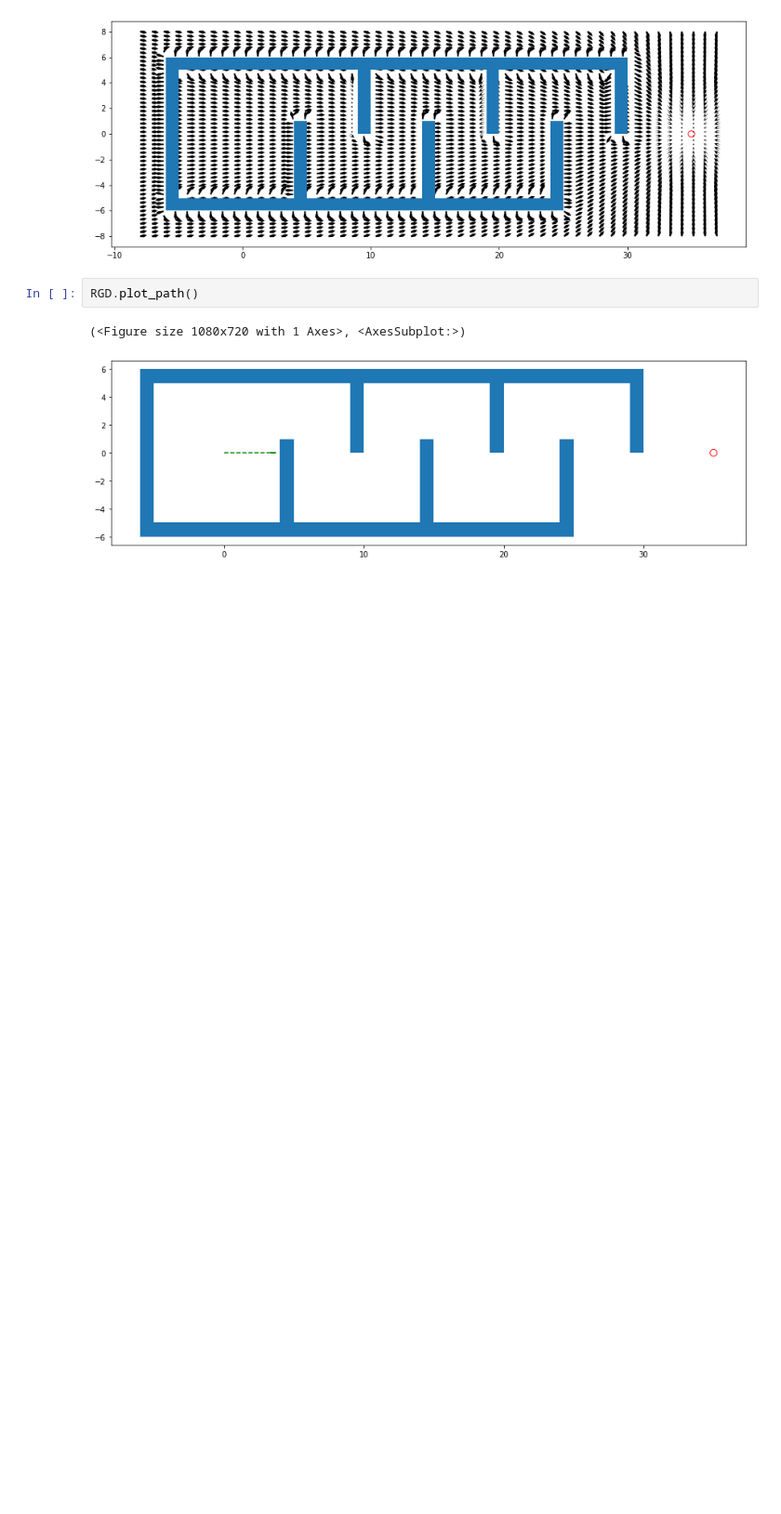
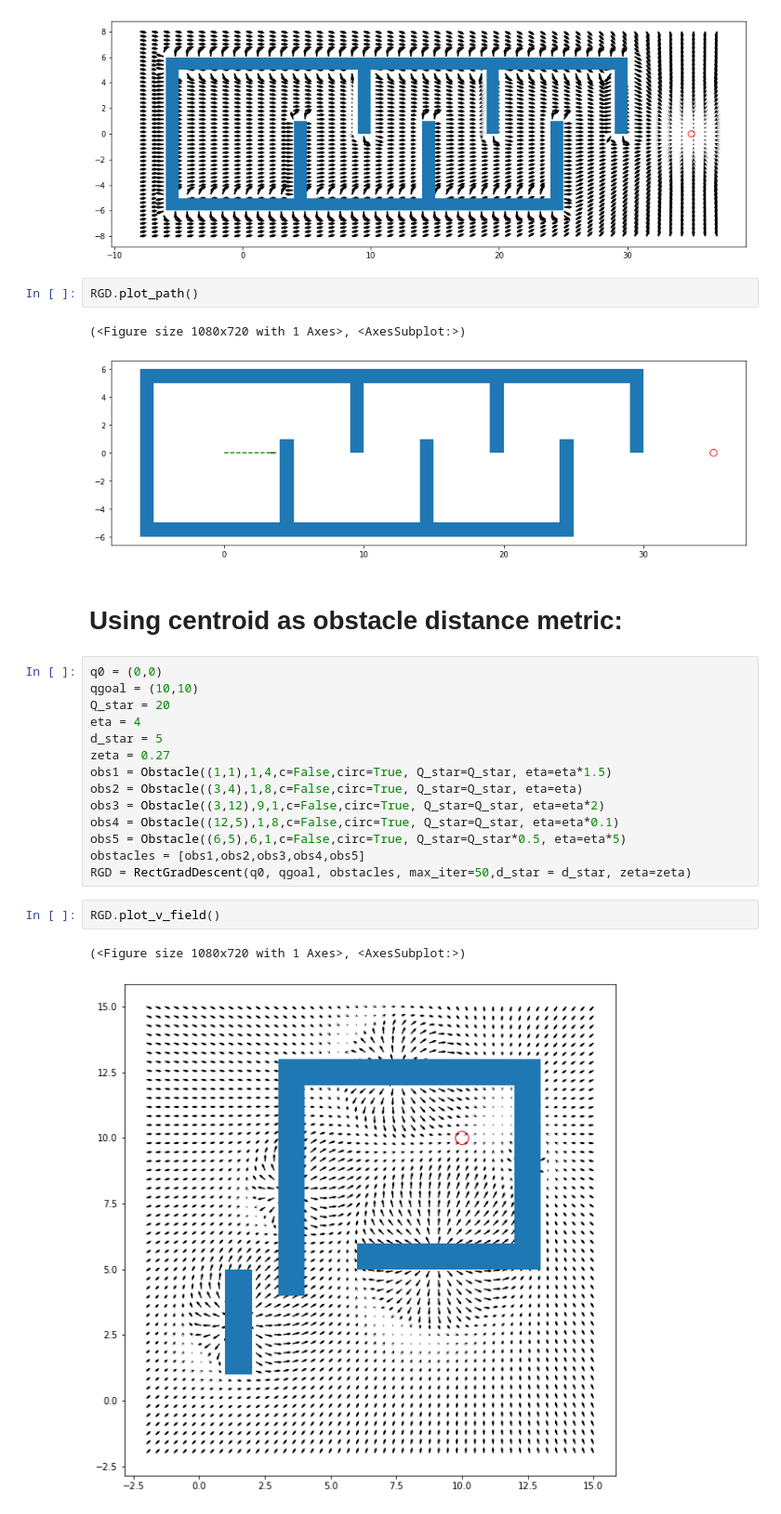
Before and after one commit to WhiffleFish/ASEN5519, a Jupyter notebook: HW3/P2Demo.ipynb, the cells around one changed output. Shown at 93% size. Saved outputs shown, nothing was run; the diff lists cells and outputs as text; blank space fills up the shorter version.

```diff
--- a/HW3/P2Demo.ipynb
+++ b/HW3/P2Demo.ipynb
@@ -72,3 +72,24 @@ RGD.plot_path()
 # %% [output]
 (<Figure size 1080x720 with 1 Axes>, <AxesSubplot:>)
 [figure]
+# %% [markdown]
+# Using centroid as obstacle distance metric:
+# %%
+q0 = (0,0)
+qgoal = (10,10)
+Q_star = 20
+eta = 4
+d_star = 5
+zeta = 0.27
+obs1 = Obstacle((1,1),1,4,c=False,circ=True, Q_star=Q_star, eta=eta*1.5)
+obs2 = Obstacle((3,4),1,8,c=False,circ=True, Q_star=Q_star, eta=eta)
+obs3 = Obstacle((3,12),9,1,c=False,circ=True, Q_star=Q_star, eta=eta*2)
+obs4 = Obstacle((12,5),1,8,c=False,circ=True, Q_star=Q_star, eta=eta*0.1)
+obs5 = Obstacle((6,5),6,1,c=False,circ=True, Q_star=Q_star*0.5, eta=eta*5)
+obstacles = [obs1,obs2,obs3,obs4,obs5]
+RGD = RectGradDescent(q0, qgoal, obstacles, max_iter=50,d_star = d_star, zeta=zeta)
+# %%
+RGD.plot_v_field()
+# %% [output]
+(<Figure size 1080x720 with 1 Axes>, <AxesSubplot:>)
+[figure, added]
```
Also changed, not shown: parts of 4 cells of this notebook, 5 other files.
